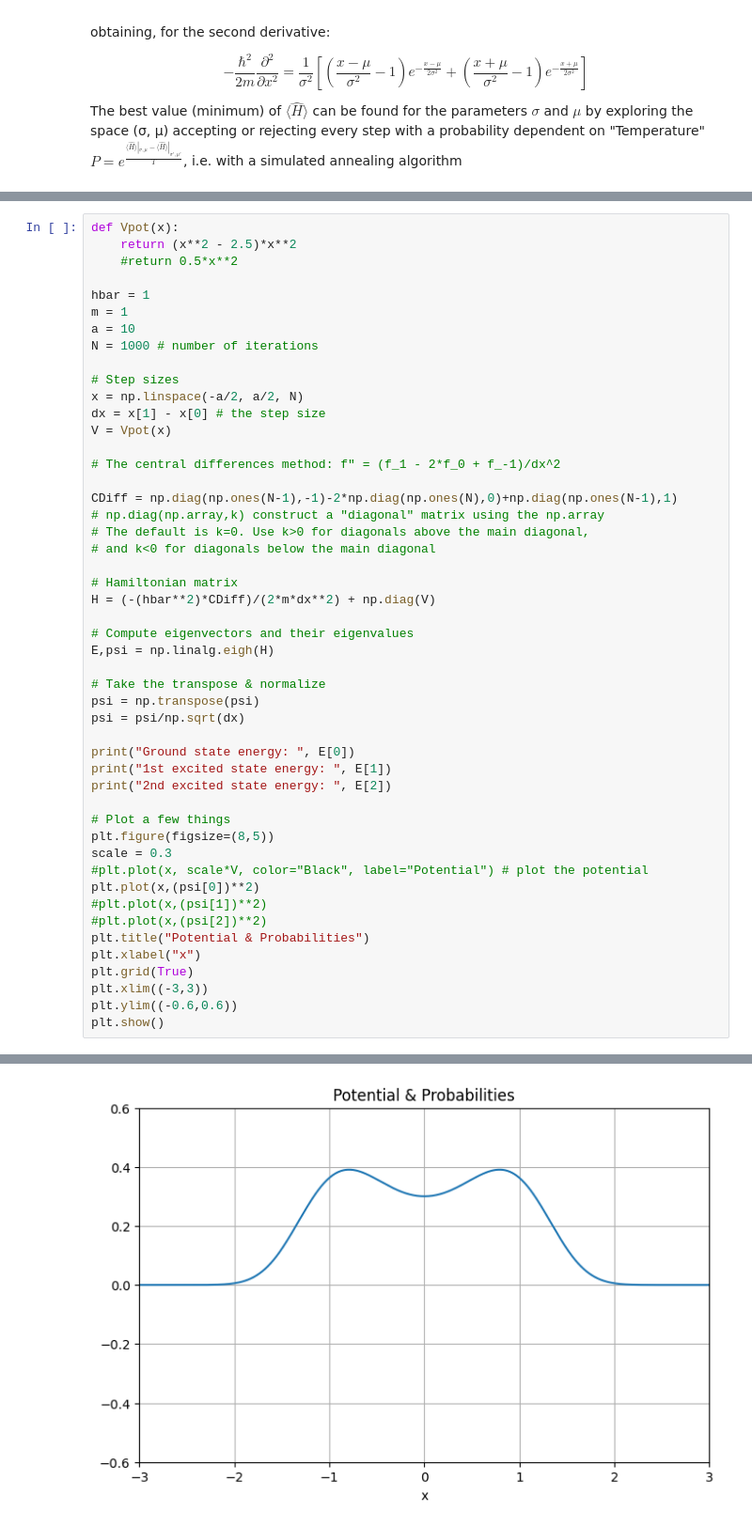
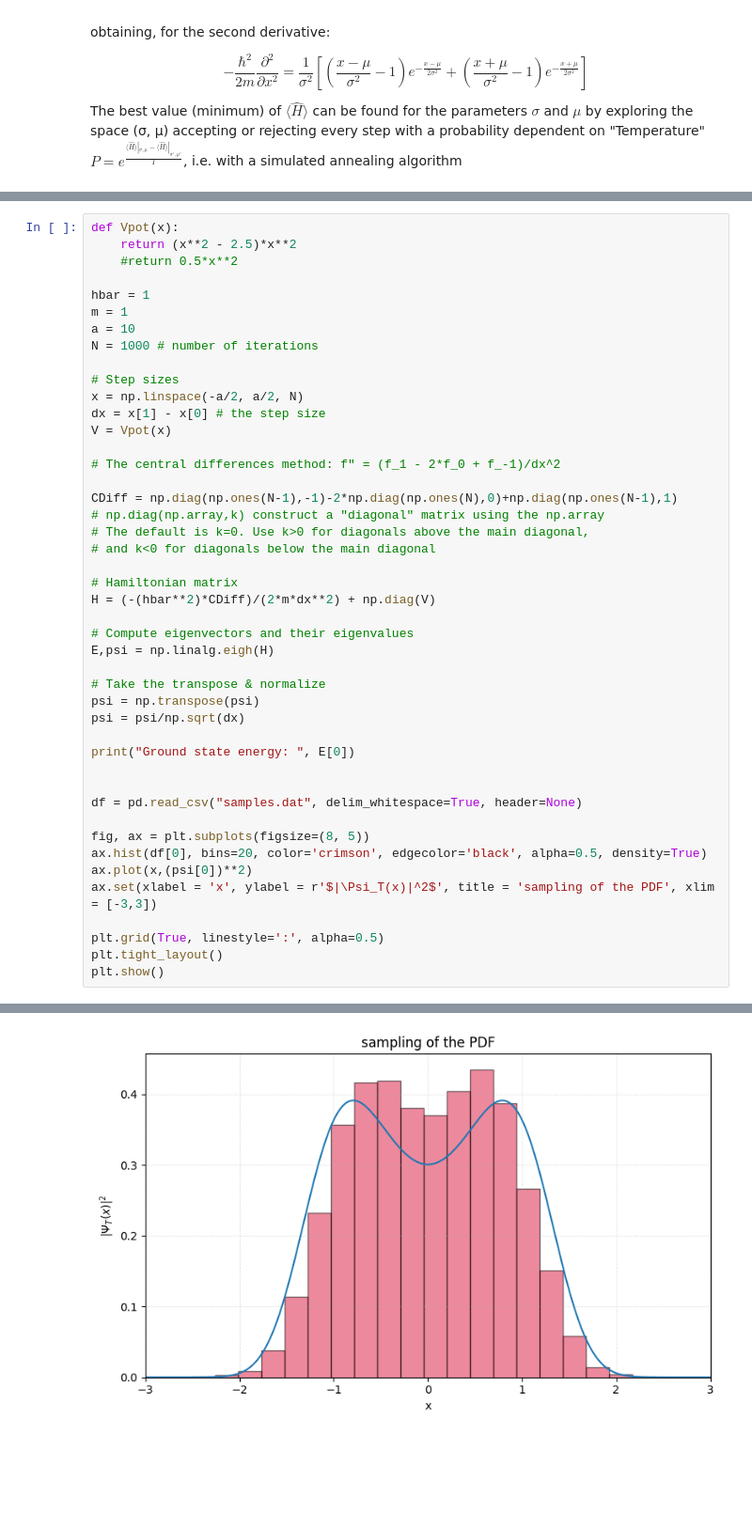
Before and after one commit to pastorisimone/NSL, a Jupyter notebook: exercise_08/LSN_esercizio_08.ipynb, the cells around one changed output, grey strips where cells are left out. Shown: that part at 94% size. Cells and saved outputs as stored; diff of their text form; blank space fills up the shorter version.

```diff
--- a/exercise_08/LSN_esercizio_08.ipynb
+++ b/exercise_08/LSN_esercizio_08.ipynb
@@ -173,21 +186,17 @@ psi = np.transpose(psi)
 psi = psi/np.sqrt(dx)
 
 print("Ground state energy: ", E[0])
-print("1st excited state energy: ", E[1])
-print("2nd excited state energy: ", E[2])
 
-# Plot a few things
-plt.figure(figsize=(8,5))
-scale = 0.3
-#plt.plot(x, scale*V, color="Black", label="Potential") # plot the potential
-plt.plot(x,(psi[0])**2)
-#plt.plot(x,(psi[1])**2)
-#plt.plot(x,(psi[2])**2)
-plt.title("Potential & Probabilities")
-plt.xlabel("x")
-plt.grid(True)
-plt.xlim((-3,3))
-plt.ylim((-0.6,0.6))
+
+df = pd.read_csv("samples.dat", delim_whitespace=True, header=None)
+
+fig, ax = plt.subplots(figsize=(8, 5))
+ax.hist(df[0], bins=20, color='crimson', edgecolor='black', alpha=0.5, density=True)
+ax.plot(x,(psi[0])**2)
+ax.set(xlabel = 'x', ylabel = r'$|\Psi_T(x)|^2$', title = 'sampling of the PDF', xlim = [-3,3])
+
+plt.grid(True, linestyle=':', alpha=0.5)
+plt.tight_layout()
 plt.show()
 # %% [output]
 Ground state energy:  -0.46046587969271563
@@ -196 +203 @@ Ground state energy:  -0.46046587969271563
-[figure, old version]
+[figure, new version]
```
Also changed, not shown: parts of 11 cells of this notebook, 1 other file.
